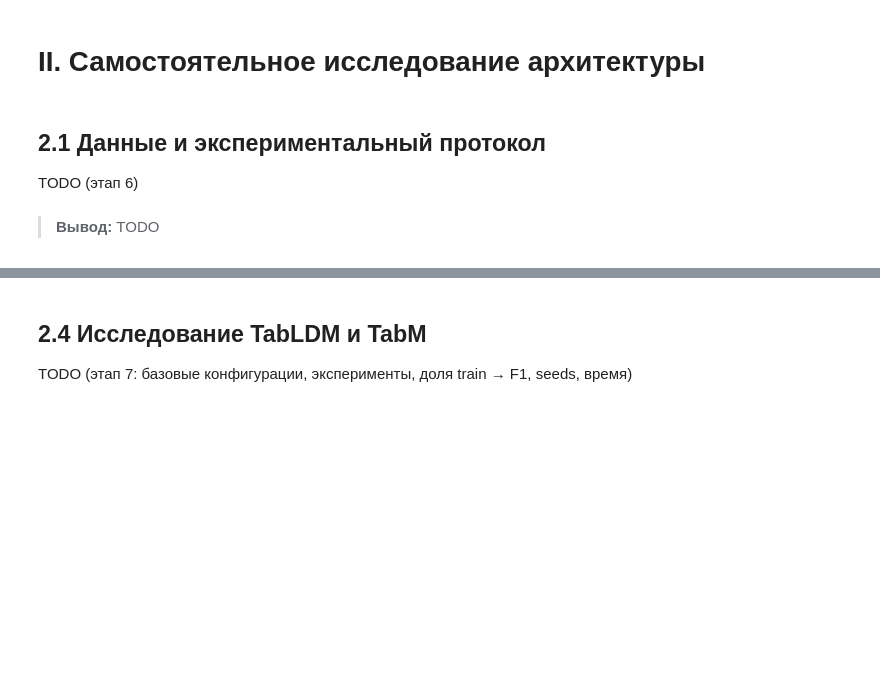
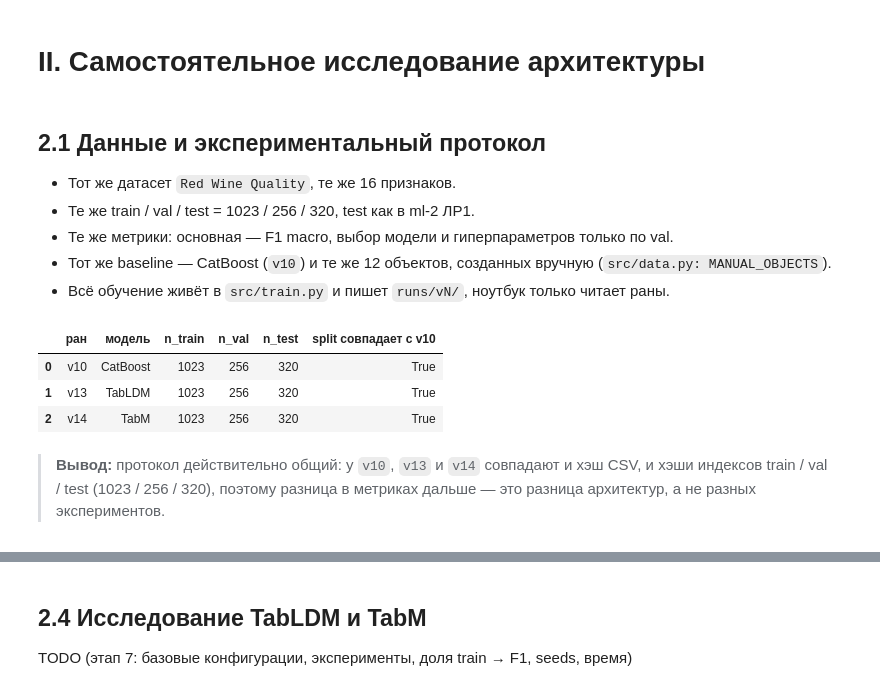
Before and after one commit to 2made1ra/ml-3, a Jupyter notebook: lab-1/lab-1.ipynb, the cells around one changed output, grey strips where cells are left out. Drawn from its saved outputs; the diff is of its cells as text; code cells hidden in the pictures; blank space fills up the shorter version.

Commit message:
docs(lab1): этап 6 — разделы 2.1–2.3: протокол, preprocessing, выбор реализации, идеи TabLDM и TabM, выводы
Co-Authored-By: Claude Opus 5.5 <noreply@anthropic.com>

```diff
--- a/lab-1/lab-1.ipynb
+++ b/lab-1/lab-1.ipynb
@@ -651,9 +651,39 @@ fig.show()
 # %% [markdown]
 ## 2.1 Данные и экспериментальный протокол
 
-TODO (этап 6)
+- Тот же датасет `Red Wine Quality`, те же 16 признаков.
+- Те же train / val / test = 1023 / 256 / 320, test как в ml-2 ЛР1.
+- Те же метрики: основная — F1 macro, выбор модели и гиперпараметров только по val.
+- Тот же baseline — CatBoost (`v10`) и те же 12 объектов, созданных вручную (`src/data.py: MANUAL_OBJECTS`).
+- Всё обучение живёт в `src/train.py` и пишет `runs/vN/`, ноутбук только читает раны.
+# %%
+import json
+
+from src.results import RUNS_DIR
+
+
+def load_data_info(name):
+    return json.loads((RUNS_DIR / name / "summary.json").read_text())["data"]
+
+
+base_data = load_data_info("v10")
+rows = []
+for name, model in [("v10", "CatBoost"), ("v13", "TabLDM"), ("v14", "TabM")]:
+    m = load_run(name).metrics
+    data = load_data_info(name)
+    same = (
+        data["split_sha256"] == base_data["split_sha256"]
+        and data["csv_sha256"] == base_data["csv_sha256"]
+    )
+    rows.append([name, model, m["n_train"], m["n_val"], m["n_test"], same])
+pd.DataFrame(rows, columns=["ран", "модель", "n_train", "n_val", "n_test", "split совпадает с v10"])
+# %% [output]
+|  | ран | модель | n_train | n_val | n_test | split совпадает с v10 |
+| 0 | v10 | CatBoost | 1023 | 256 | 320 | True |
+| 1 | v13 | TabLDM | 1023 | 256 | 320 | True |
+| 2 | v14 | TabM | 1023 | 256 | 320 | True |
 # %% [markdown]
-> **Вывод:** TODO
+> **Вывод:** протокол действительно общий: у `v10`, `v13` и `v14` совпадают и хэш CSV, и хэши индексов train / val / test (1023 / 256 / 320), поэтому разница в метриках дальше — это разница архитектур, а не разных экспериментов.
 # %% [markdown]
 ## 2.2 Подготовка данных и baseline
 
```
Also changed, not shown: parts of 7 cells of this notebook, 1 other file.
